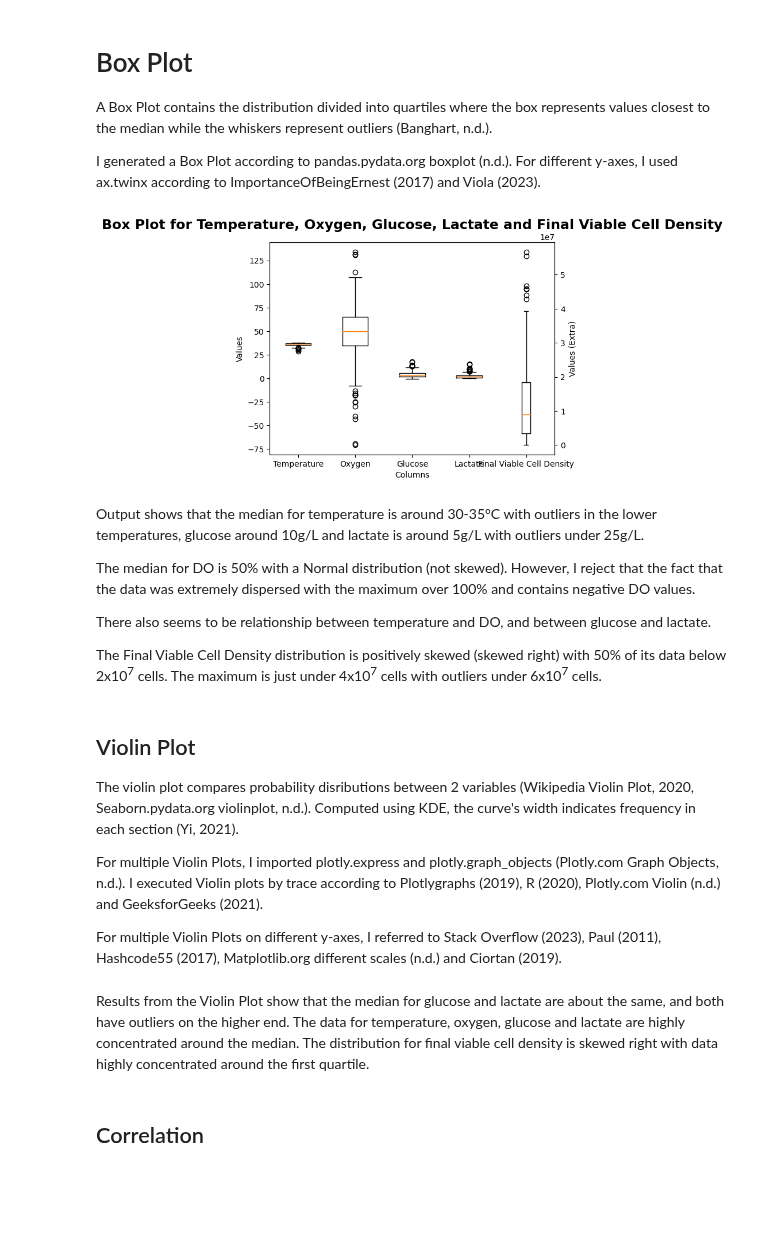
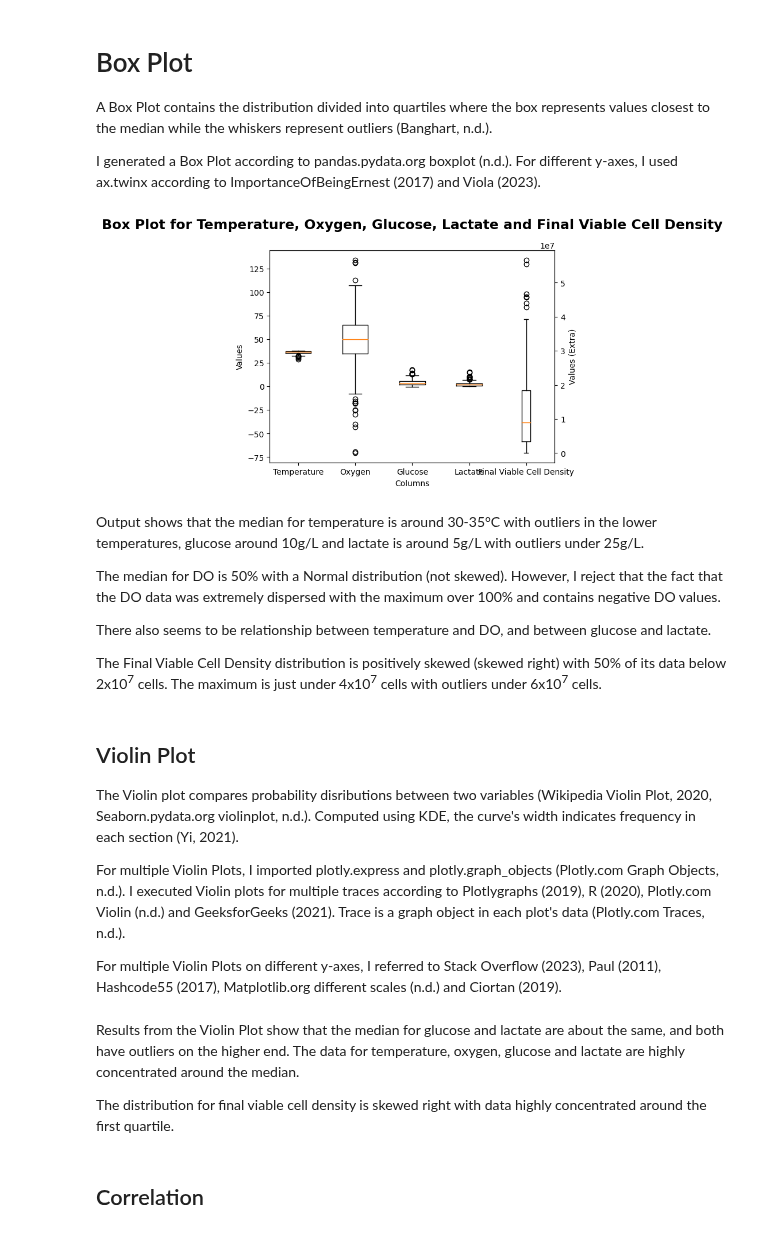
Before and after one commit to nurbujang/1progdaw23, a Jupyter notebook: project1.ipynb, the cells around one changed output. Saved outputs shown, nothing was run; the diff lists cells and outputs as text; code cells hidden in the pictures; blank space fills up the shorter version.

Commit message:
edit to violin

```diff
--- a/project1.ipynb
+++ b/project1.ipynb
@@ -834,32 +834,32 @@ I generated a Box Plot according to pandas.pydata.org boxplot (n.d.). For differ
 # %%
 fig, ax = plt.subplots()
 
 # create box plots for each dataset on the first y-axis
 ax.boxplot([templg, oxygendw, glucosegx, lactategx], positions=[1, 2, 3, 4],
            labels=['Temperature', 'Oxygen', 'Glucose', 'Lactate'])
 
 # set labels and title for the first y-axis
 ax.set_xlabel('Columns')
 ax.set_ylabel('Values')
 
 # create a second y-axis
 ax2 = ax.twinx()
 
-# create a box plot for the additional dataset on the second y-axis
+# create a box plot for fvcde on the second y-axis
 ax2.boxplot(fvcde, positions=[5], labels=['Final Viable Cell Density'])
 
 # set labels and title for the second y-axis
 ax2.set_ylabel('Values (Extra)')
 
 plt.title('Box Plot for Temperature, Oxygen, Glucose, Lactate and Final Viable Cell Density',
-          fontweight='bold', size=17)
+          y=1.08, fontweight='bold', size=17)
 plt.show()
 # %% [output]
-[figure, old version]
+[figure, new version]
 # %% [markdown]
 Output shows that the median for temperature is around 30-35°C with outliers in the lower temperatures, glucose around 10g/L and lactate is around 5g/L with outliers under 25g/L.
 
-The median for DO is 50% with a Normal distribution (not skewed). However, I reject that the fact that the data was extremely dispersed with the maximum over 100% and contains negative DO values.
+The median for DO is 50% with a Normal distribution (not skewed). However, I reject that the fact that the DO data was extremely dispersed with the maximum over 100% and contains negative DO values.
 
 There also seems to be relationship between temperature and DO, and between glucose and lactate.
 
@@ -867,9 +867,9 @@ The Final Viable Cell Density distribution is positively skewed (skewed right) w
 # %% [markdown]
 ## Violin Plot
 
-The violin plot compares probability disributions between 2 variables (Wikipedia Violin Plot, 2020, Seaborn.pydata.org violinplot, n.d.). Computed using KDE, the curve's width indicates frequency in each section (Yi, 2021).
+The Violin plot compares probability disributions between two variables (Wikipedia Violin Plot, 2020, Seaborn.pydata.org violinplot, n.d.). Computed using KDE, the curve's width indicates frequency in each section (Yi, 2021).
 
-For multiple Violin Plots, I imported plotly.express and plotly.graph_objects (Plotly.com Graph Objects, n.d.). I executed Violin plots by trace according to Plotlygraphs (2019), R (2020), Plotly.com Violin (n.d.) and GeeksforGeeks (2021).
+For multiple Violin Plots, I imported plotly.express and plotly.graph_objects (Plotly.com Graph Objects, n.d.). I executed Violin plots for multiple traces according to Plotlygraphs (2019), R (2020), Plotly.com Violin (n.d.) and GeeksforGeeks (2021). Trace is a graph object in each plot's data (Plotly.com Traces, n.d.).
 
 For multiple Violin Plots on different y-axes, I referred to Stack Overflow (2023), Paul (2011), Hashcode55 (2017), Matplotlib.org different scales (n.d.) and Ciortan (2019).
 # %%
@@ -896,6 +896,8 @@ fig = go.Figure(data=[tracetemp, traceoxyg, tracegluc, tracelact, tracefinal], l
 fig.show()
 # %% [markdown]
-Results from the Violin Plot show that the median for glucose and lactate are about the same, and both have outliers on the higher end. The data for temperature, oxygen, glucose and lactate are highly concentrated around the median. The distribution for final viable cell density is skewed right with data highly concentrated around the first quartile.
+Results from the Violin Plot show that the median for glucose and lactate are about the same, and both have outliers on the higher end. The data for temperature, oxygen, glucose and lactate are highly concentrated around the median.
+
+The distribution for final viable cell density is skewed right with data highly concentrated around the first quartile.
 # %% [markdown]
 ## Correlation
 # %% [markdown]
```
Also changed, not shown: parts of 14 cells of this notebook.
